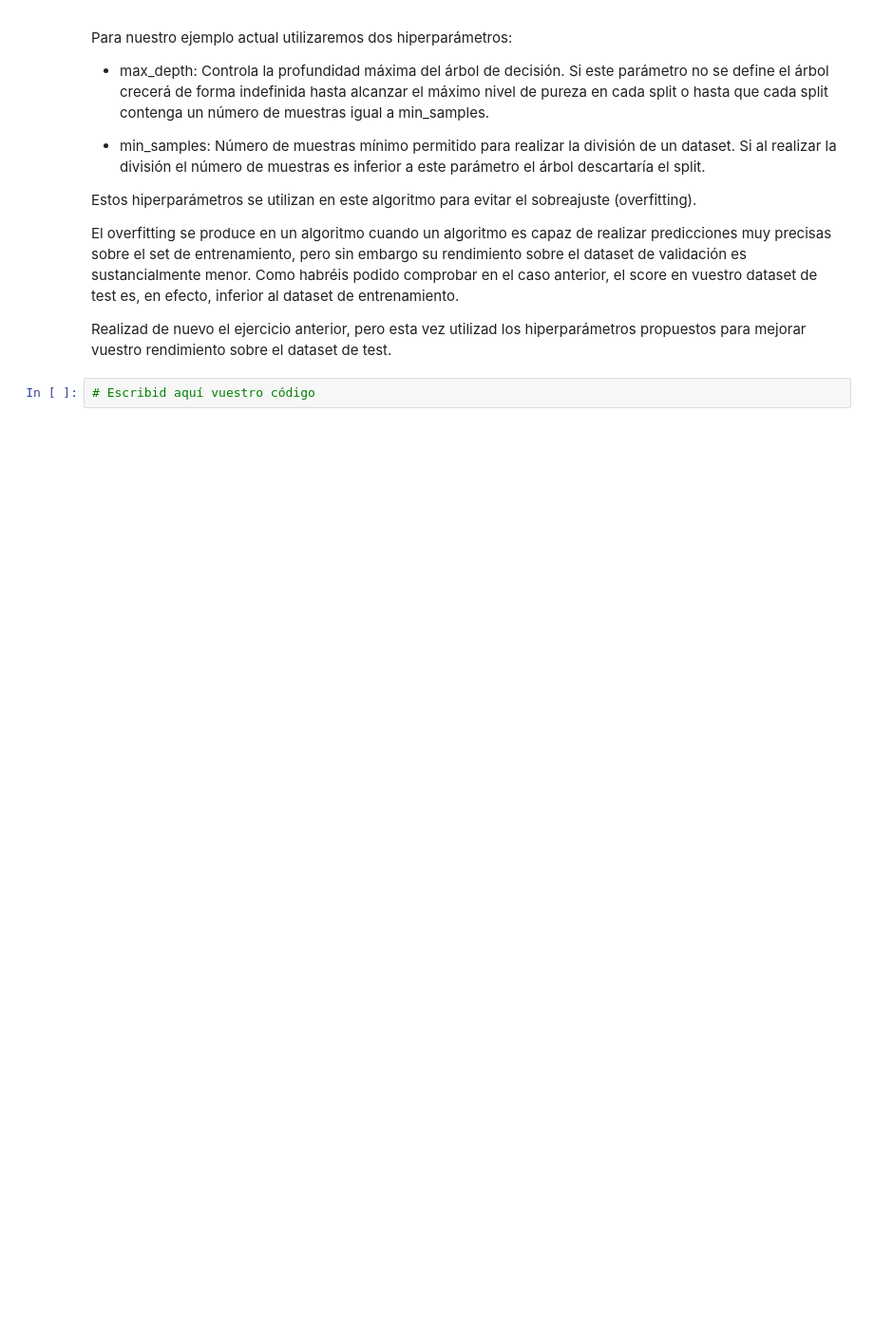
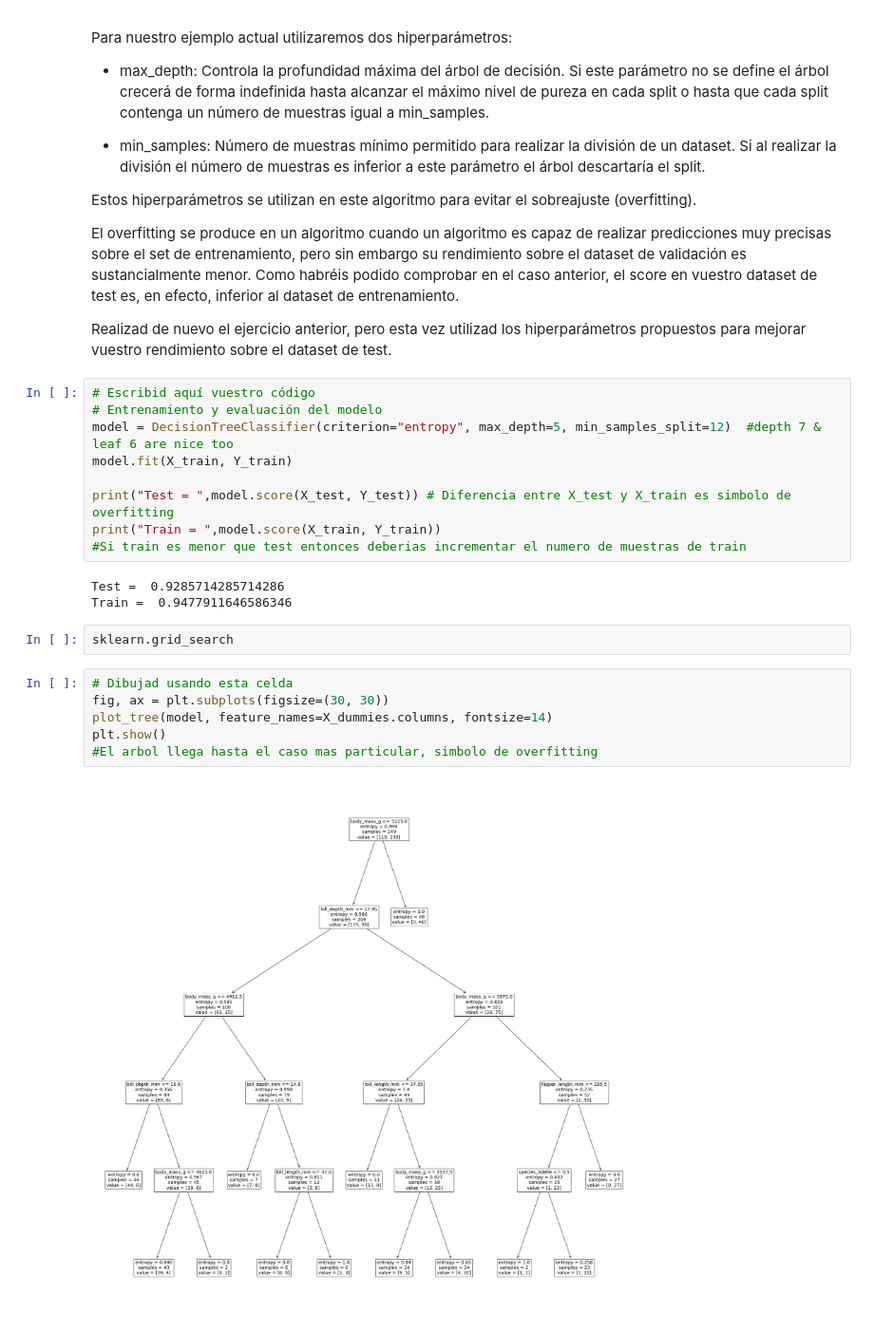
Before and after one commit to rdose/ai-master-pub, a Jupyter notebook: Decision_trees.ipynb, the cells around one changed output. Shown at 95% size. Saved outputs shown, nothing was run; the diff lists cells and outputs as text; blank space fills up the shorter version.

```diff
--- a/Decision_trees.ipynb
+++ b/Decision_trees.ipynb
@@ -216,5 +273,25 @@ Estos hiperparámetros se utilizan en este algoritmo para evitar el sobreajuste
 El overfitting se produce en un algoritmo cuando un algoritmo es capaz de realizar predicciones muy precisas sobre el set de entrenamiento, pero sin embargo su rendimiento sobre el dataset de validación es sustancialmente menor. Como habréis podido comprobar en el caso anterior, el score en vuestro dataset de test es, en efecto, inferior al dataset de entrenamiento.
 
 Realizad de nuevo el ejercicio anterior, pero esta vez utilizad los hiperparámetros propuestos para mejorar vuestro rendimiento sobre el dataset de test.
-# %%
-# Escribid aquí vuestro código
+# %%
+# Escribid aquí vuestro código
+# Entrenamiento y evaluación del modelo
+model = DecisionTreeClassifier(criterion="entropy", max_depth=5, min_samples_split=12)  #depth 7 & leaf 6 are nice too
+model.fit(X_train, Y_train)
+
+print("Test = ",model.score(X_test, Y_test)) # Diferencia entre X_test y X_train es simbolo de overfitting
+print("Train = ",model.score(X_train, Y_train))
+#Si train es menor que test entonces deberias incrementar el numero de muestras de train
+# %% [output]
+Test =  0.9285714285714286
+Train =  0.9477911646586346
+# %%
+sklearn.grid_search
+# %%
+# Dibujad usando esta celda
+fig, ax = plt.subplots(figsize=(30, 30))
+plot_tree(model, feature_names=X_dummies.columns, fontsize=14)
+plt.show()
+#El arbol llega hasta el caso mas particular, simbolo de overfitting
+# %% [output]
+[figure, added]
```
Also changed, not shown: parts of 18 cells of this notebook.
